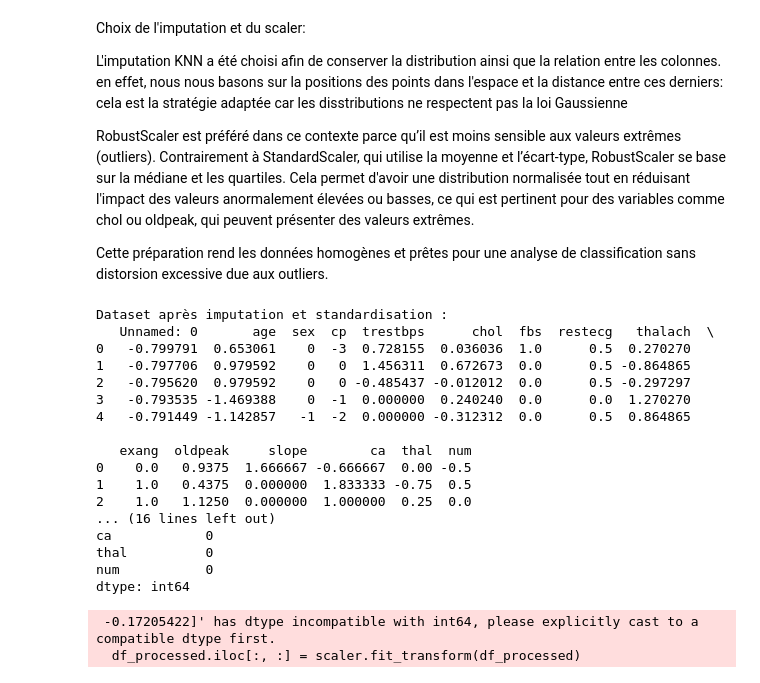
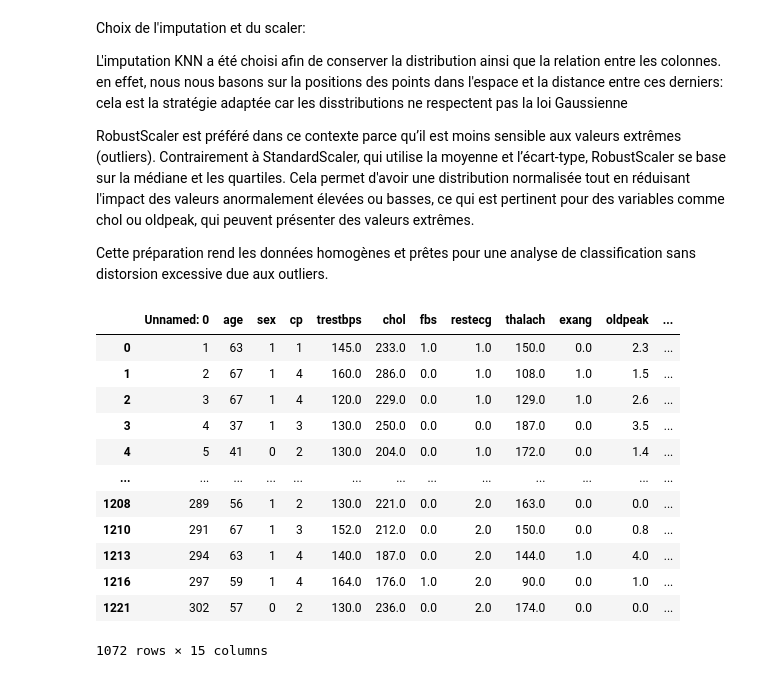
Before and after one commit to YannSko/Kidney_Disease_Classif, a Jupyter notebook: notebook/exploration.ipynb, the cells around one changed output. Cells and saved outputs as stored; diff of their text form; code cells hidden in the pictures.

```diff
--- a/notebook/exploration.ipynb
+++ b/notebook/exploration.ipynb
@@ -326,46 +326,19 @@ L'imputation KNN a été choisi afin de conserver la distribution ainsi que la r
 RobustScaler est préféré dans ce contexte parce qu’il est moins sensible aux valeurs extrêmes (outliers). Contrairement à StandardScaler, qui utilise la moyenne et l’écart-type, RobustScaler se base sur la médiane et les quartiles. Cela permet d'avoir une distribution normalisée tout en réduisant l'impact des valeurs anormalement élevées ou basses, ce qui est pertinent pour des variables comme chol ou oldpeak, qui peuvent présenter des valeurs extrêmes.
 
 Cette préparation rend les données homogènes et prêtes pour une analyse de classification sans distorsion excessive due aux outliers.
-# %%
-
-
-# Copier le dataframe pour éviter de modifier l'original
-df_processed = merged_df.copy()
-
-# Étape 1 : Imputation des valeurs manquantes avec KNN
-# Imputation uniquement sur les colonnes numériques (float64 et int64)
-imputer = KNNImputer(n_neighbors=5)
-df_processed.iloc[:, :] = imputer.fit_transform(df_processed)
-
-# Étape 2 : Standardisation des données avec RobustScaler pour limiter l'influence des outliers
-# Utiliser RobustScaler sur toutes les colonnes pour harmoniser les échelles
-scaler = RobustScaler()
-df_processed.iloc[:, :] = scaler.fit_transform(df_processed)
-
-# Afficher le dataset final traité
-print("Dataset après imputation et standardisation :")
-print(df_processed.head())
-
-# Vérifier les valeurs manquantes après l'imputation
-print("\nValeurs manquantes restantes :")
-print(df_processed.isnull().sum())
-# %% [output]
-Dataset après imputation et standardisation :
-   Unnamed: 0       age  sex  cp  trestbps      chol  fbs  restecg   thalach  \
-0   -0.799791  0.653061    0  -3  0.728155  0.036036  1.0      0.5  0.270270
-1   -0.797706  0.979592    0   0  1.456311  0.672673  0.0      0.5 -0.864865
-2   -0.795620  0.979592    0   0 -0.485437 -0.012012  0.0      0.5 -0.297297
-3   -0.793535 -1.469388    0  -1  0.000000  0.240240  0.0      0.0  1.270270
-4   -0.791449 -1.142857   -1  -2  0.000000 -0.312312  0.0      0.5  0.864865
-
-   exang  oldpeak     slope        ca  thal  num
-0    0.0   0.9375  1.666667 -0.666667  0.00 -0.5
-1    1.0   0.4375  0.000000  1.833333 -0.75  0.5
-2    1.0   1.1250  0.000000  1.000000  0.25  0.0
-... (16 lines left out)
-ca            0
-thal          0
-num           0
-dtype: int64
- -0.17205422]' has dtype incompatible with int64, please explicitly cast to a compatible dtype first.
-  df_processed.iloc[:, :] = scaler.fit_transform(df_processed)
+# %%
+merged_df
+# %% [output]
+|  | Unnamed: 0 | age | sex | cp | trestbps | chol | fbs | restecg | thalach | exang | oldpeak | ... |
+| 0 | 1 | 63 | 1 | 1 | 145.0 | 233.0 | 1.0 | 1.0 | 150.0 | 0.0 | 2.3 | ... |
+| 1 | 2 | 67 | 1 | 4 | 160.0 | 286.0 | 0.0 | 1.0 | 108.0 | 1.0 | 1.5 | ... |
+| 2 | 3 | 67 | 1 | 4 | 120.0 | 229.0 | 0.0 | 1.0 | 129.0 | 1.0 | 2.6 | ... |
+| 3 | 4 | 37 | 1 | 3 | 130.0 | 250.0 | 0.0 | 0.0 | 187.0 | 0.0 | 3.5 | ... |
+| 4 | 5 | 41 | 0 | 2 | 130.0 | 204.0 | 0.0 | 1.0 | 172.0 | 0.0 | 1.4 | ... |
+| ... | ... | ... | ... | ... | ... | ... | ... | ... | ... | ... | ... | ... |
+| 1208 | 289 | 56 | 1 | 2 | 130.0 | 221.0 | 0.0 | 2.0 | 163.0 | 0.0 | 0.0 | ... |
+| 1210 | 291 | 67 | 1 | 3 | 152.0 | 212.0 | 0.0 | 2.0 | 150.0 | 0.0 | 0.8 | ... |
+| 1213 | 294 | 63 | 1 | 4 | 140.0 | 187.0 | 0.0 | 2.0 | 144.0 | 1.0 | 4.0 | ... |
+| 1216 | 297 | 59 | 1 | 4 | 164.0 | 176.0 | 1.0 | 2.0 | 90.0 | 0.0 | 1.0 | ... |
+| 1221 | 302 | 57 | 0 | 2 | 130.0 | 236.0 | 0.0 | 2.0 | 174.0 | 0.0 | 0.0 | ... |
+1072 rows × 15 columns
```
Also changed, not shown: parts of 12 cells of this notebook.
